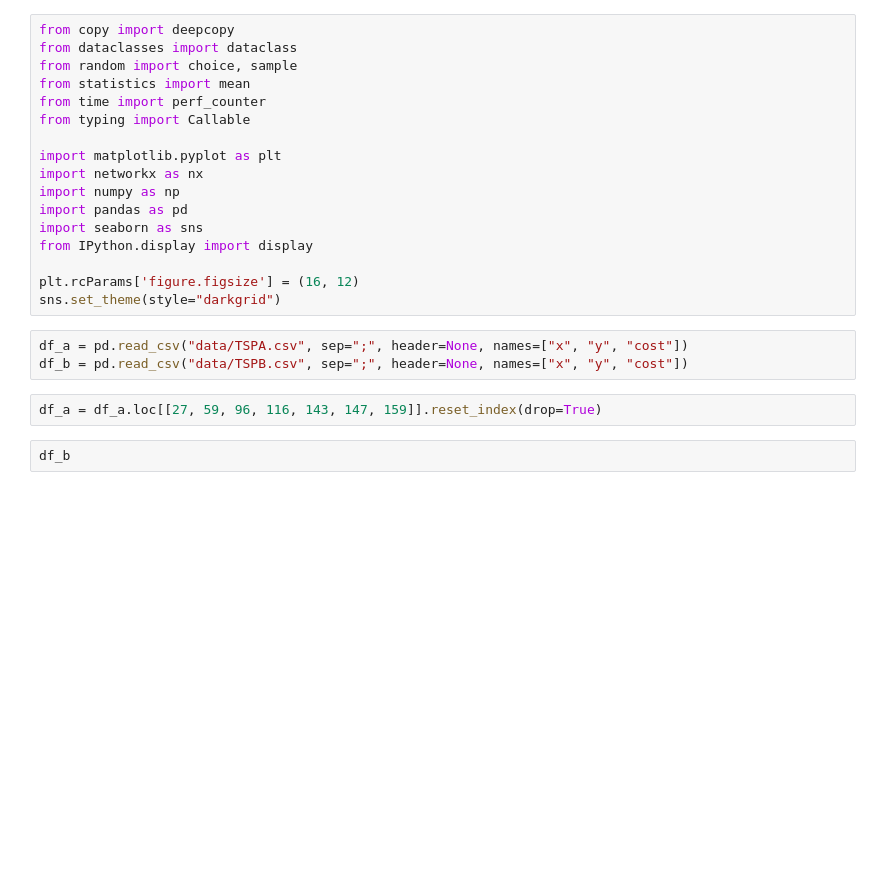
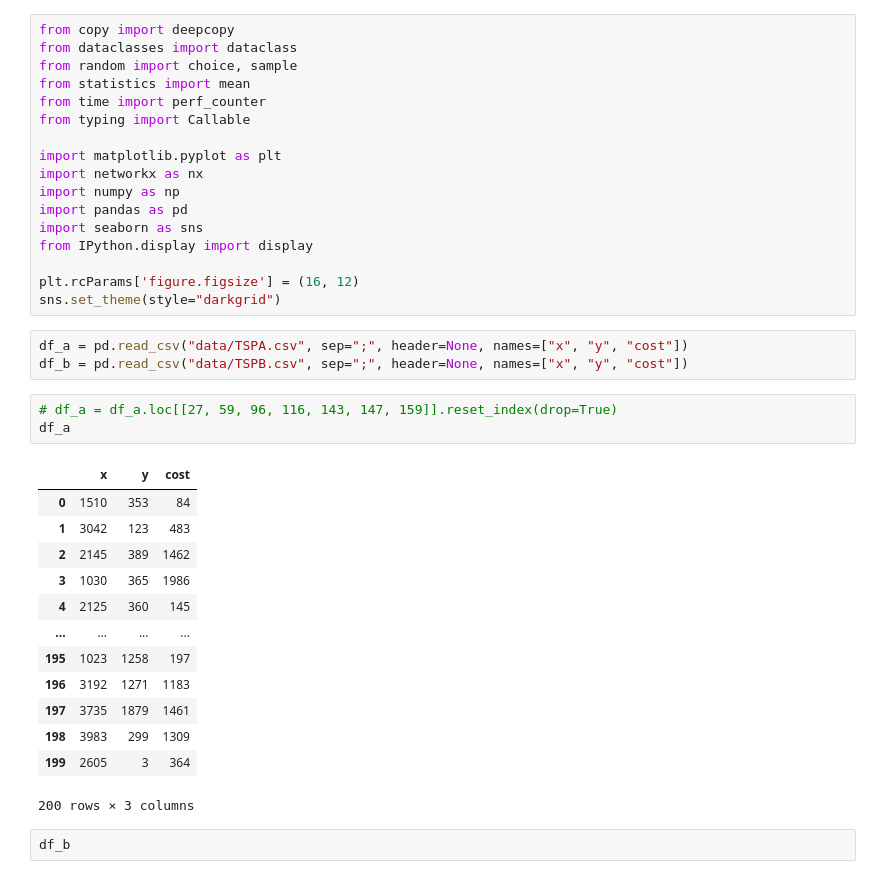
Before and after one commit to Vosloo/evolutionary-computation-labs, a Jupyter notebook: lab_1/first.ipynb, the cells around one changed output. Cells and saved outputs as stored; diff of their text form; blank space fills up the shorter version.

```diff
--- a/lab_1/first.ipynb
+++ b/lab_1/first.ipynb
@@ -19,7 +19,22 @@ sns.set_theme(style="darkgrid")
 df_a = pd.read_csv("data/TSPA.csv", sep=";", header=None, names=["x", "y", "cost"])
 df_b = pd.read_csv("data/TSPB.csv", sep=";", header=None, names=["x", "y", "cost"])
 # %%
-df_a = df_a.loc[[27, 59, 96, 116, 143, 147, 159]].reset_index(drop=True)
+# df_a = df_a.loc[[27, 59, 96, 116, 143, 147, 159]].reset_index(drop=True)
+df_a
+# %% [output]
+|  | x | y | cost |
+| 0 | 1510 | 353 | 84 |
+| 1 | 3042 | 123 | 483 |
+| 2 | 2145 | 389 | 1462 |
+| 3 | 1030 | 365 | 1986 |
+| 4 | 2125 | 360 | 145 |
+| ... | ... | ... | ... |
+| 195 | 1023 | 1258 | 197 |
+| 196 | 3192 | 1271 | 1183 |
+| 197 | 3735 | 1879 | 1461 |
+| 198 | 3983 | 299 | 1309 |
+| 199 | 2605 | 3 | 364 |
+200 rows × 3 columns
 # %%
 df_b
 # %% [output]
```
Also changed, not shown: parts of 27 cells of this notebook.
